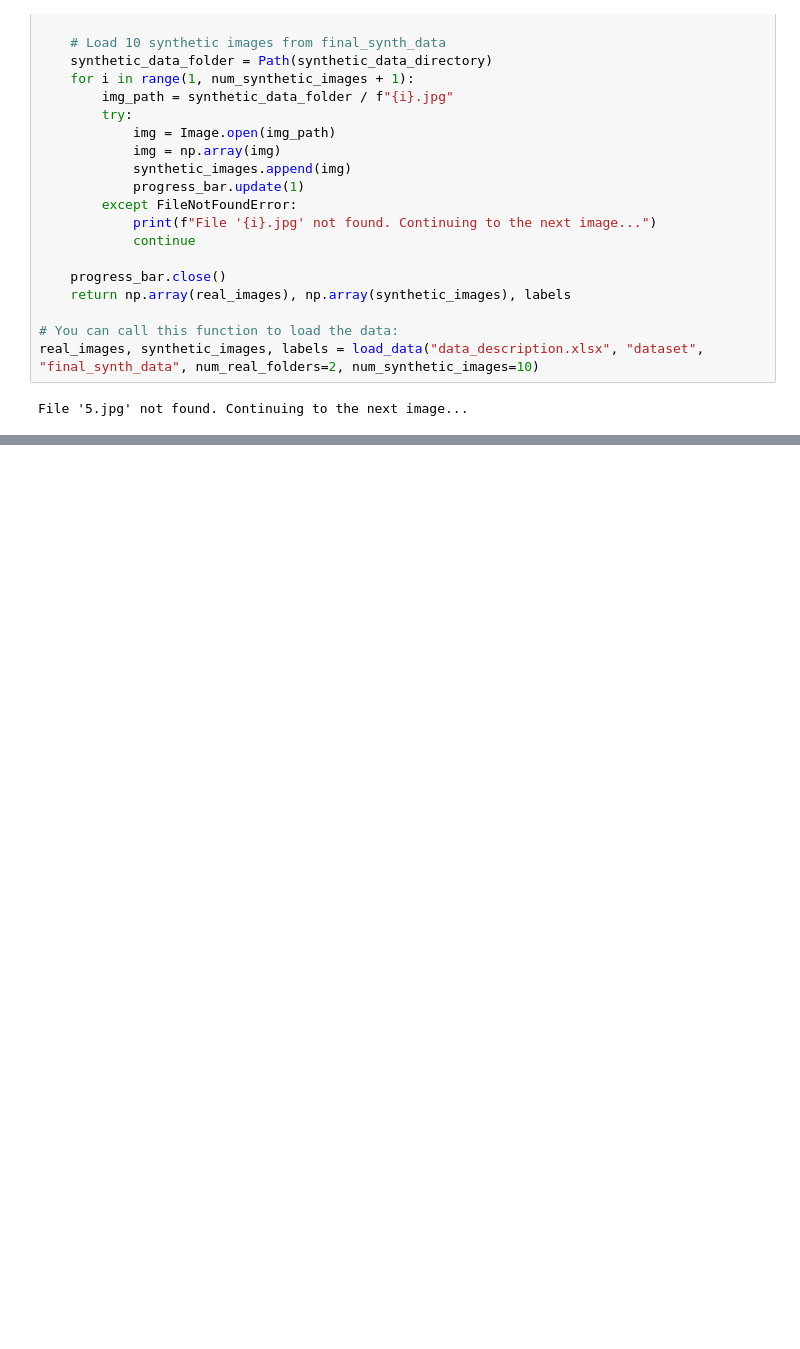
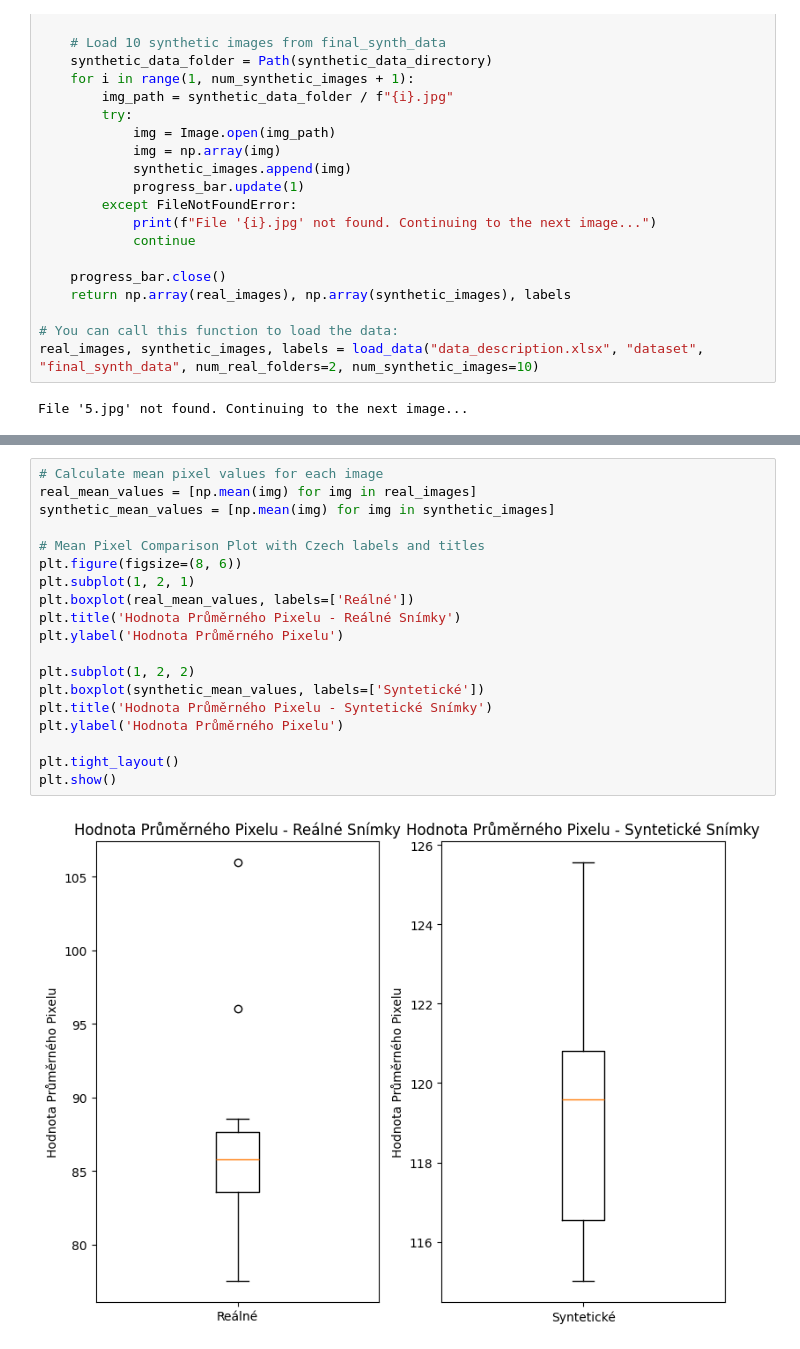
Before and after one commit to surViVeCZ/BIO, a Jupyter notebook: tests.ipynb, the cells around one changed output, grey strips where cells are left out. Cells and saved outputs as stored; diff of their text form; blank space fills up the shorter version.

```diff
--- a/tests.ipynb
+++ b/tests.ipynb
@@ -98,0 +124,21 @@ plt.show()
+# %%
+# Calculate mean pixel values for each image
+real_mean_values = [np.mean(img) for img in real_images]
+synthetic_mean_values = [np.mean(img) for img in synthetic_images]
+
+# Mean Pixel Comparison Plot with Czech labels and titles
+plt.figure(figsize=(8, 6))
+plt.subplot(1, 2, 1)
+plt.boxplot(real_mean_values, labels=['Reálné'])
+plt.title('Hodnota Průměrného Pixelu - Reálné Snímky')
+plt.ylabel('Hodnota Průměrného Pixelu')
+
+plt.subplot(1, 2, 2)
+plt.boxplot(synthetic_mean_values, labels=['Syntetické'])
+plt.title('Hodnota Průměrného Pixelu - Syntetické Snímky')
+plt.ylabel('Hodnota Průměrného Pixelu')
+
+plt.tight_layout()
+plt.show()
+# %% [output]
+[figure, added]
```
Also changed, not shown: parts of 2 cells of this notebook.
